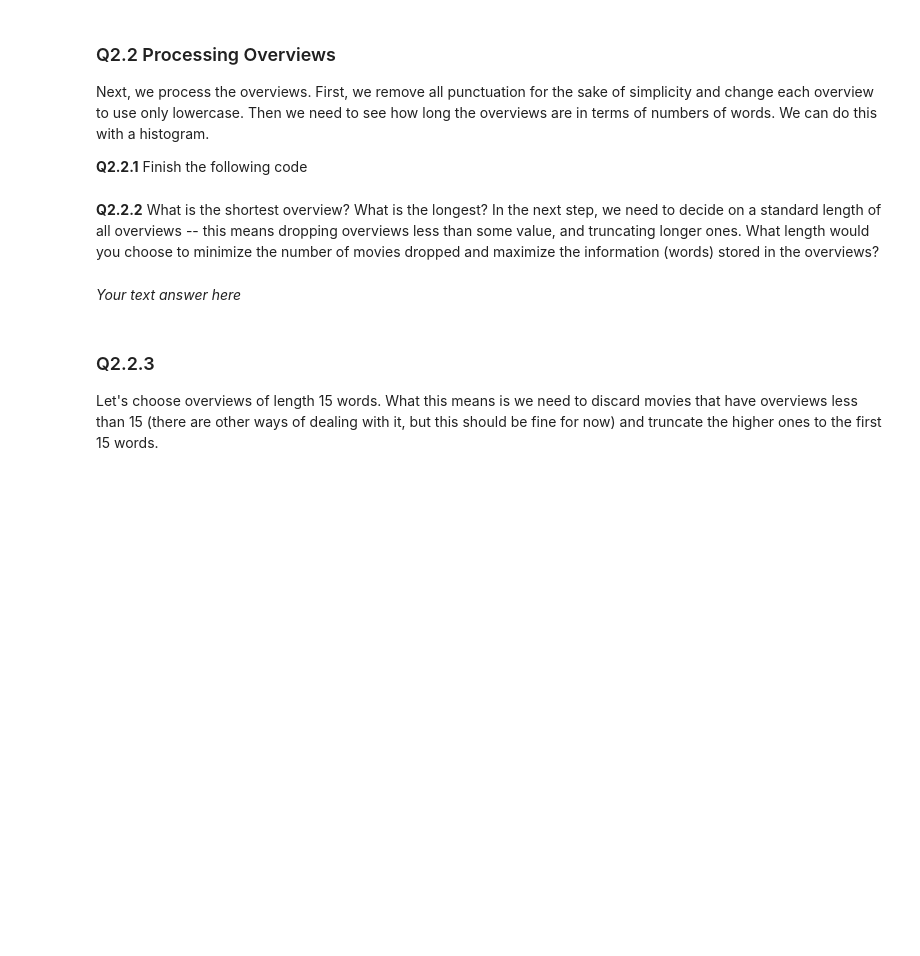
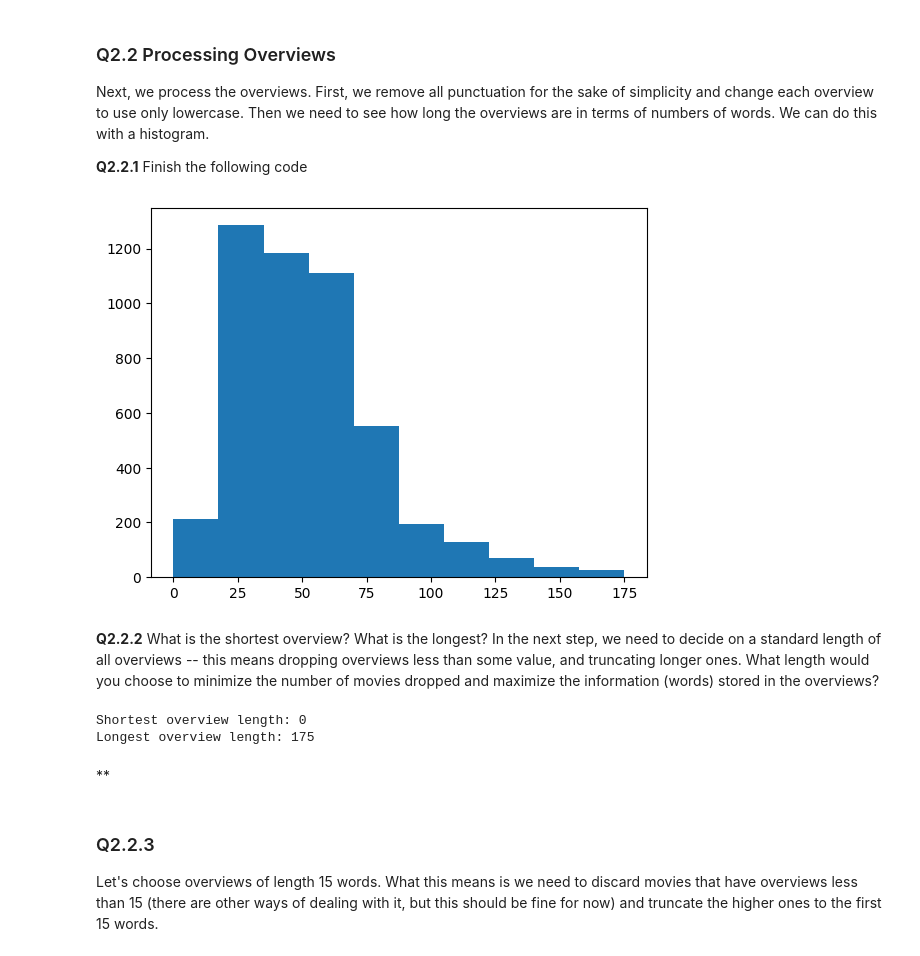
Before and after one commit to kamillaknudsen/tmdl, a Jupyter notebook: Assignment_3.ipynb, the cells around one changed output. Cells and saved outputs as stored; diff of their text form; code cells hidden in the pictures; blank space fills up the shorter version.

```diff
--- a/Assignment_3.ipynb
+++ b/Assignment_3.ipynb
@@ -103,8 +103,8 @@ memory usage: 112.7+ KB
 ### Q1.3
 We see that some movies do not have an overview. Drop them from the table and reset the index (set `drop=True`).
 # %%
-df = ... # drop na values
-df = ... # reset index
+df = df.dropna(subset=["overview"]) # drop na values
+df = df.reset_index(drop=True) # reset index
 # %% [markdown]
 # Q2 One-hot encodings
 The following code processes the genres (which you see above are list of dictionaries) and encodes them into one-hot labels.
@@ -133,14 +133,14 @@ def encode_labels(label, unique_labels):
         :param label: the label you want to one-hot encode
         :unique_labels: the vocabulary
     """
-    out = np.zeros(...)
-    out[...] = ...
+    out = np.zeros(len(unique_labels))
+    out[unique_labels.index(label)] = 1
     return out
 
 # save genres
 processed_genres = []
 for index, row in df.iterrows():
-    processed_genres.append(...)
+    processed_genres.append(process_genre_string(row["genres"]))
 
 # sort and remove duplicates to get vocabulary
 unique_genres = sorted(list(set(processed_genres)))
@@ -149,11 +149,11 @@ unique_genres = sorted(list(set(processed_genres)))
 df["proc_genres"] = processed_genres
 
 # one-hot encode genres
-enocded_labels = []
+encoded_labels = []
 for index, row in tqdm(df.iterrows(), total=len(df)):
-    enocded_labels.append(...)
+    encoded_labels.append(encode_labels(row["proc_genres"], unique_genres))
 
-df["one_hot_genres"] = ...
+df["one_hot_genres"] = encoded_labels
 # %% [markdown]
 Verify that one-hot encodings are indeed as expected
 # %%
@@ -166,28 +169,41 @@ Next, we process the overviews. First, we remove all punctuation for the sake of
 # %%
 import re
 def remove_punctuation(text):
     """ Only retains letters, numbers, underscores and whitespace """
     pattern = r'[^\w\s]'
     return re.sub(pattern, '', text)
 
 processed_overviews = []
 
 # loop over df, remove punctuation, make words lowercase and add it to a new column
-...
-df["proc_overview"] = ...
+for index, row in df.iterrows():
+    text = row["overview"].lower()
+    text = remove_punctuation(text)
+    processed_overviews.append(text)
+
+df["proc_overview"] = processed_overviews # Replace ... with processed_overviews
 
 # get the word lengths of each overview and store it in a list
 overview_lens = []
-...
+for overview in df["proc_overview"]:
+    overview_lens.append(len(overview.split()))
 
 # for the sake of simplicity, add these values as a column to the df
-df["overview_len"] = ...
-plt.hist(...)
+df["overview_len"] = overview_lens
+plt.hist(overview_lens)
 plt.show()
+# %% [output]
+[figure, added]
 # %% [markdown]
 **Q2.2.2** What is the shortest overview? What is the longest? In the next step, we need to decide on a standard length of all overviews -- this means dropping overviews less than some value, and truncating longer ones. What length would you choose to minimize the number of movies dropped and maximize the information (words) stored in the overviews?
-# %% [markdown]
-*Your text answer here*
+# %%
+print("Shortest overview length:", min(overview_lens))
+print("Longest overview length:", max(overview_lens))
+# %% [output]
+Shortest overview length: 0
+Longest overview length: 175
+# %% [markdown]
+**
 # %% [markdown]
 ### Q2.2.3
 Let's choose overviews of length 15 words. What this means is we need to discard movies that have overviews less than 15 (there are other ways of dealing with it, but this should be fine for now) and truncate the higher ones to the first 15 words.
```
Also changed, not shown: parts of 2 cells of this notebook.
